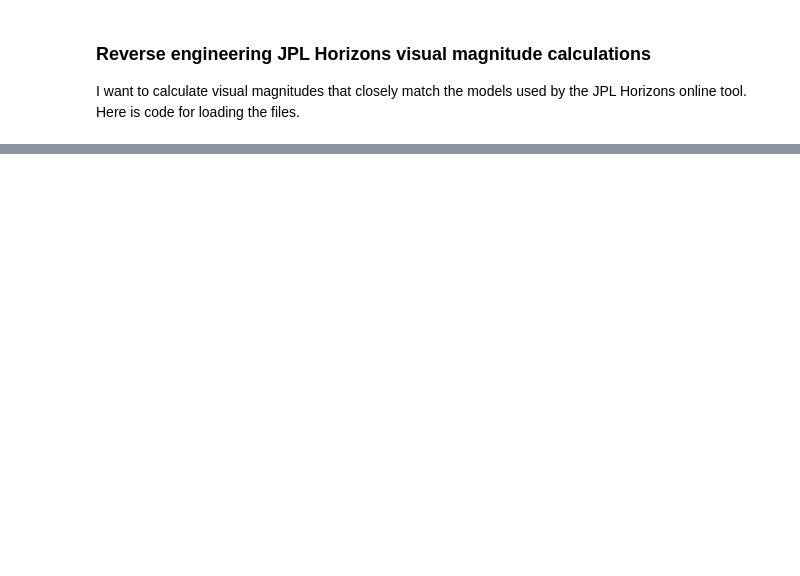
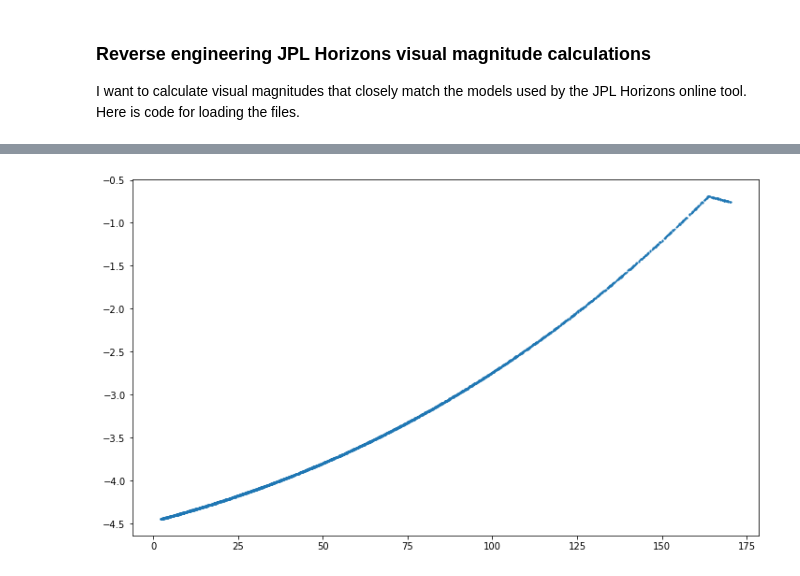
Before and after one commit to cosinekitty/astronomy, a Jupyter notebook: generate/magnitude/jpl_horizons_magnitude.ipynb, the cells around one changed output, grey strips where cells are left out. Cells and saved outputs as stored; diff of their text form; code cells hidden in the pictures; blank space fills up the shorter version.

```diff
--- a/generate/magnitude/jpl_horizons_magnitude.ipynb
+++ b/generate/magnitude/jpl_horizons_magnitude.ipynb
@@ -39,0 +69,4 @@ str(Data['Venus'][0])
+# %%
+Plot('Venus')
+# %% [output]
+[figure, added]
```
Also changed, not shown: parts of 14 cells of this notebook.
